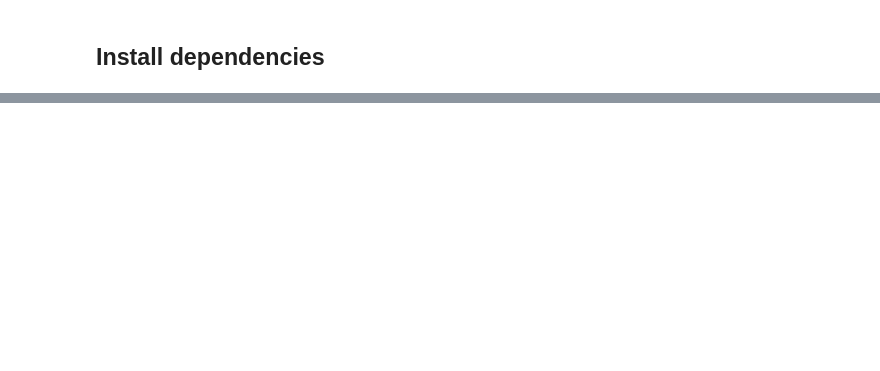
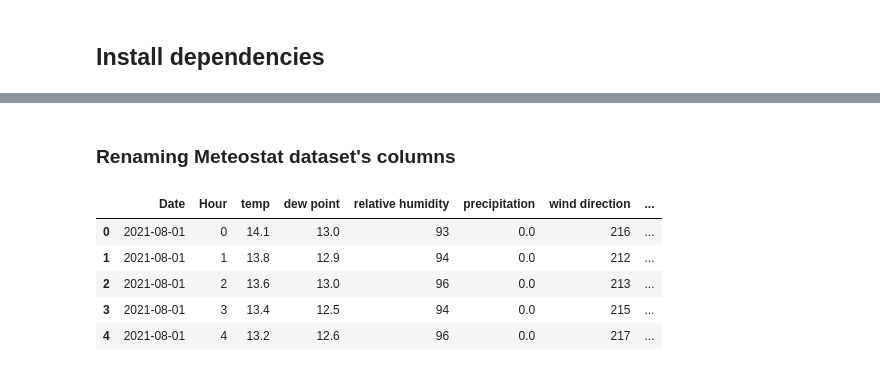
Before and after one commit to shaonsani/shaonsani-amse-template, a Jupyter notebook: exploration.ipynb, the cells around one changed output, grey strips where cells are left out. Saved outputs shown, nothing was run; the diff lists cells and outputs as text; code cells hidden in the pictures; blank space fills up the shorter version.

```diff
--- a/exploration.ipynb
+++ b/exploration.ipynb
@@ -75,0 +75,20 @@ array(['neu', None], dtype=object)
+# %% [markdown]
+### Renaming Meteostat dataset's columns
+# %%
+aachen_meteostat_data.rename(columns={
+    "dwpt": "dew point",
+    "prcp": "precipitation",
+    "rhum": "relative humidity",
+    "wdir": "wind direction",
+    "wspd": "average wind speed",
+    "wpgt": "average wind gust",
+    "pres": "pressure",
+}, inplace=True)
+aachen_meteostat_data.head(5)
+# %% [output]
+|  | Date | Hour | temp | dew point | relative humidity | precipitation | wind direction | ... |
+| 0 | 2021-08-01 | 0 | 14.1 | 13.0 | 93 | 0.0 | 216 | ... |
+| 1 | 2021-08-01 | 1 | 13.8 | 12.9 | 94 | 0.0 | 212 | ... |
+| 2 | 2021-08-01 | 2 | 13.6 | 13.0 | 96 | 0.0 | 213 | ... |
+| 3 | 2021-08-01 | 3 | 13.4 | 12.5 | 94 | 0.0 | 215 | ... |
+| 4 | 2021-08-01 | 4 | 13.2 | 12.6 | 96 | 0.0 | 217 | ... |
```
Also changed, not shown: parts of 19 cells of this notebook, 1 other file.
